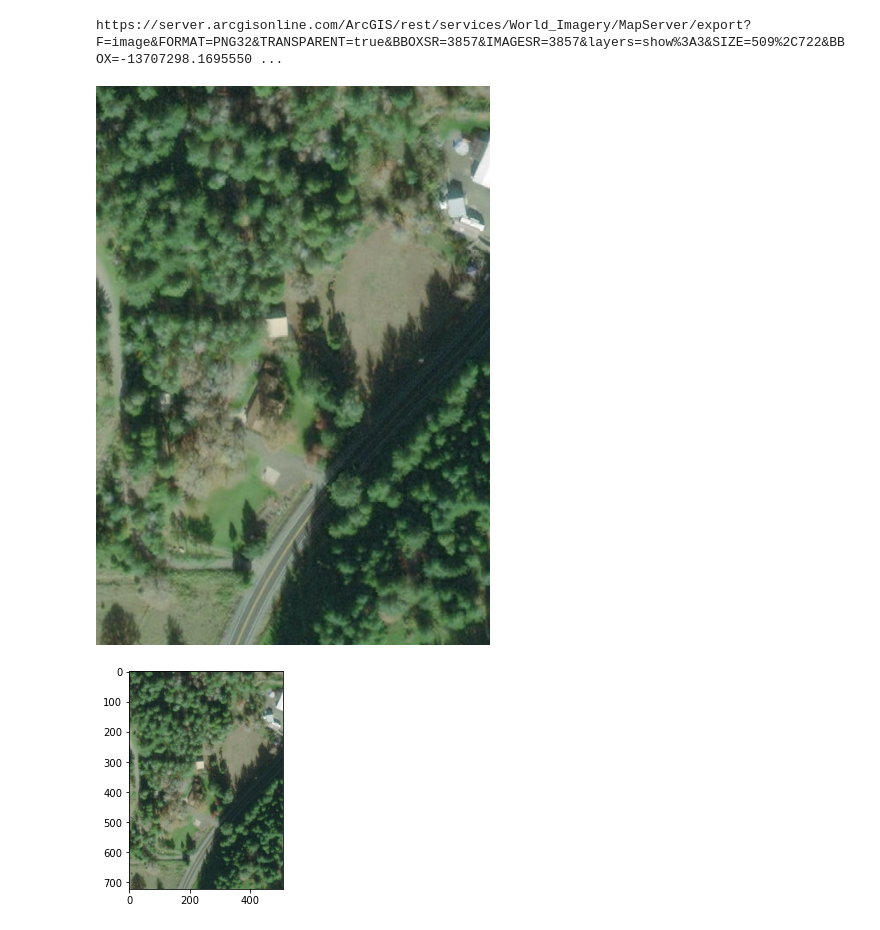
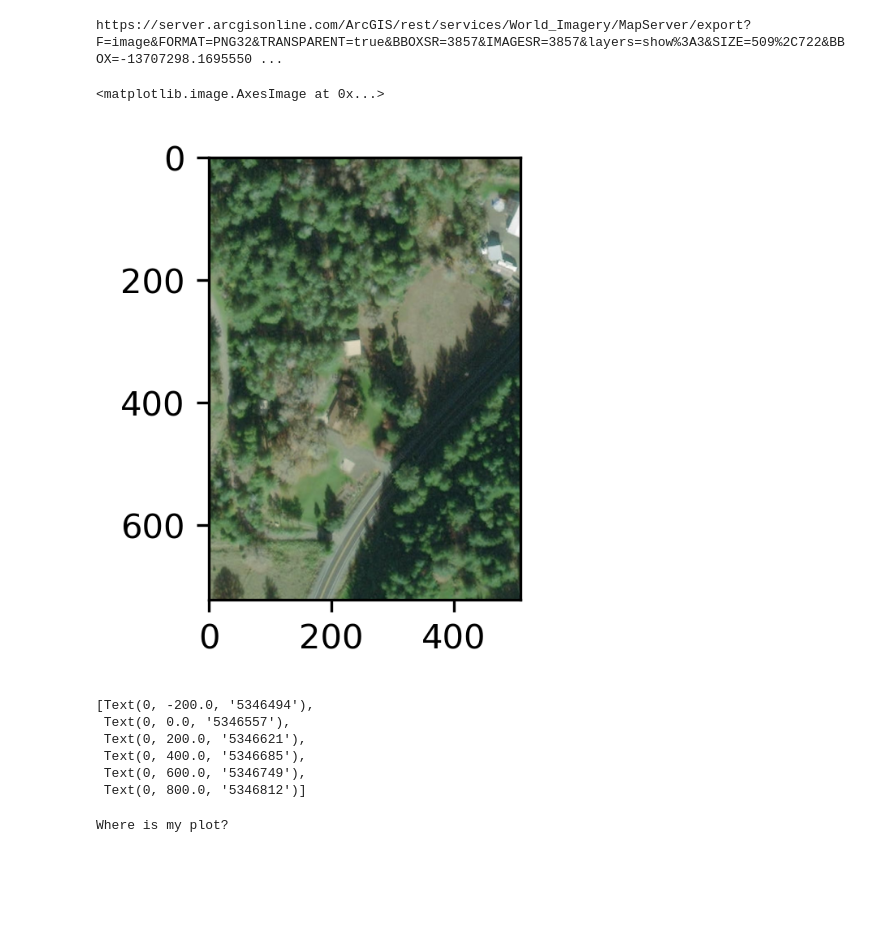
Before and after one commit to rhodges/ecotrust_jupyter, a Jupyter notebook: Drawing GIS/Draw Layered Map Tiles with MatPlotLib.ipynb, the cells around one changed output. Saved outputs shown, nothing was run; the diff lists cells and outputs as text; code cells hidden in the pictures; blank space fills up the shorter version.

Commit message:
a strong attempt to merge the aerial image and the property boundary patch

```diff
--- a/Drawing GIS/Draw Layered Map Tiles with MatPlotLib.ipynb
+++ b/Drawing GIS/Draw Layered Map Tiles with MatPlotLib.ipynb
@@ -196,36 +177,43 @@ property_axes.add_collection(PatchCollection(polys, **patch_kwargs))
 # %%
 ## Request and Render Aerial Imagery
 
 # Thanks to ImportanceOfBeingErnest at https://stackoverflow.com/a/46429975/706797
 
 #import urllib.request
-import requests
-from PIL import Image
-from io import BytesIO
 
 layer_id = 3
 
 pixel_ratio = 1
 width = int(property_specs['width']*pixel_ratio)
 height = int(property_specs['height']*pixel_ratio)
 
 
 aerial_endpoint = "https://server.arcgisonline.com/ArcGIS/rest/services/World_Imagery/MapServer/export"
 aerial_default_qs = "?F=image&FORMAT=PNG32&TRANSPARENT=true&BBOXSR=3857&IMAGESR=3857"
 aerial_layers_qs = "&layers=show%3A{0}".format(layer_id)
 aerial_size_qs = "&SIZE={0}%2C{1}".format(width, height)
 aerial_bbox_qs = "&BBOX={0}%2C{1}%2C{2}%2C{3}".format(xmin, ymin, xmax, ymax)
 aerial_res_qs = "&DPI=%s" % dpi
 
 request_url = ''.join([aerial_endpoint, aerial_default_qs, aerial_layers_qs, aerial_size_qs, aerial_bbox_qs, aerial_res_qs])
 print(request_url)
 response = requests.get(request_url)
 aerial_image = Image.open(BytesIO(response.content))
-display(aerial_image)
 
-plt.imshow(aerial_image)
-plt.show()
+property_figure, property_axes = plt.subplots(figsize=(img_width, img_height), dpi=dpi)
+# property_figure.
+
+# property_figure = plt.figure(figsize=(img_width, img_height), dpi=dpi)
+# property_axes = property_figure.add_axes([0.0,0.0,1.0,1.0])
+# property_axes.set(xlim=(xmin, xmax), ylim=(ymin, ymax))
+
+
+# TODO: How to crop axes pixels off? Resulting figure is larger than 509x722
+
+# property_axes.axis('off')
+
+property_axes.imshow(aerial_image)
 # %% [output]
 https://server.arcgisonline.com/ArcGIS/rest/services/World_Imagery/MapServer/export?F=image&FORMAT=PNG32&TRANSPARENT=true&BBOXSR=3857&IMAGESR=3857&layers=show%3A3&SIZE=509%2C722&BBOX=-13707298.1695550 ...
+<matplotlib.image.AxesImage at 0x...>
-[figure, old version]
+[figure, new version]
-[figure, removed]
@@ -233,0 +220,24 @@ https://server.arcgisonline.com/ArcGIS/rest/services/World_Imagery/MapServer/exp
+# %%
+## Remap image pixels to EPSG 3857 Coordinates
+
+# folowing examples [8-10] at https://pythonmatplotlibtips.blogspot.com/2017/12/plot-on-image-matplotlib-pyplot.html
+
+xy2imgxy = lambda x,y: (aerial_image.size[0] * x / np.max(ticklx),\
+                        aerial_image.size[1] * (np.max(tickly) - y) / np.max(tickly))
+
+ticklx = np.linspace(xmin,xmax,6)
+tickly = np.linspace(ymin,ymax,6)
+tickpx,tickpy = xy2imgxy(ticklx,tickly)
+
+property_axes.set_xticklabels(ticklx.astype('int'))
+property_axes.set_yticklabels(tickly.astype('int'))
+
+# plt.show()
+# property_axes.imshow(aerial_image)
+# %% [output]
+[Text(0, -200.0, '5346494'),
+ Text(0, 0.0, '5346557'),
+ Text(0, 200.0, '5346621'),
+ Text(0, 400.0, '5346685'),
+ Text(0, 600.0, '5346749'),
+ Text(0, 800.0, '5346812')]
@@ -233,0 +258,17 @@ https://server.arcgisonline.com/ArcGIS/rest/services/World_Imagery/MapServer/exp
+# %%
+## Add property to plot
+
+# Attempting to recreate the example [11] here: https://pythonmatplotlibtips.blogspot.com/2017/12/plot-on-image-matplotlib-pyplot.html
+
+property_axes.set_xlim(0,tickpx.max())
+property_axes.set_ylim(tickpy.max(),0)
+# property_axes.set(xlim=(xmin, xmax), ylim=(ymin, ymax))
+
+property_axes.add_collection(PatchCollection(polys, **patch_kwargs))
+
+
+# TODO: Show the resulting plot (?)
+print("Where is my plot?")
+plt.show()
+# %% [output]
+Where is my plot?
```
Also changed, not shown: parts of 5 cells of this notebook.
